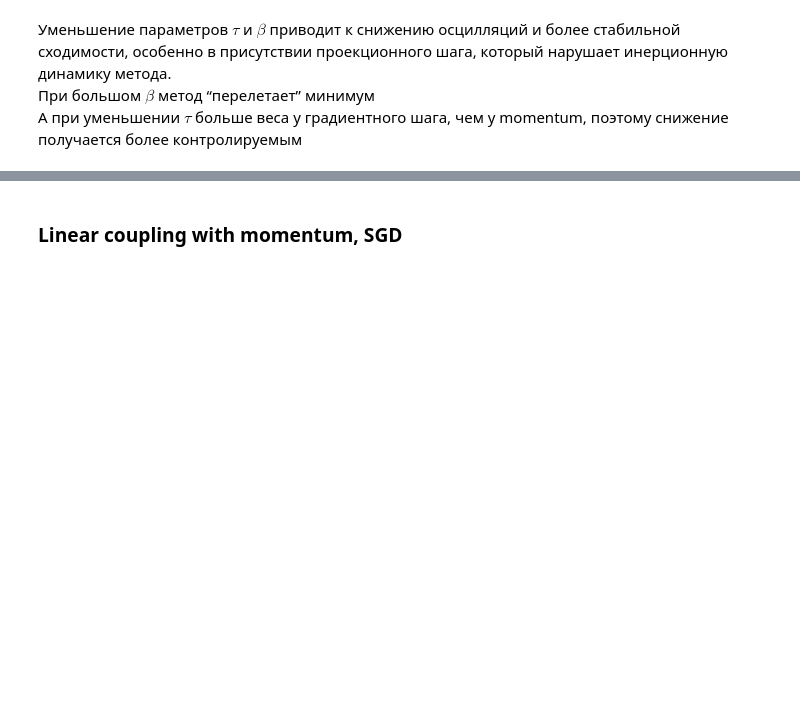
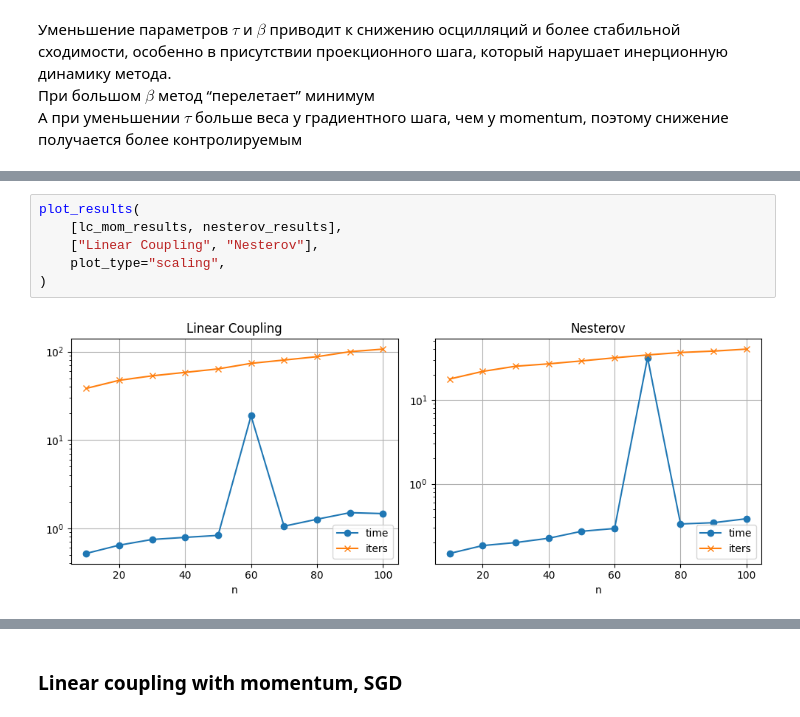
Before and after one commit to owmtgf/IAD_MAG_OptMethods, a Jupyter notebook: LAB2/main.ipynb, the cells around one changed output, grey strips where cells are left out. Cells and saved outputs as stored; diff of their text form; blank space fills up the shorter version.

```diff
--- a/LAB2/main.ipynb
+++ b/LAB2/main.ipynb
@@ -1204,0 +1422,8 @@ lc_mom_results = run_experiment_multiprocess(
+# %%
+plot_results(
+    [lc_mom_results, nesterov_results],
+    ["Linear Coupling", "Nesterov"],
+    plot_type="scaling",
+)
+# %% [output]
+[figure, added]
```
Also changed, not shown: parts of 77 cells of this notebook.
